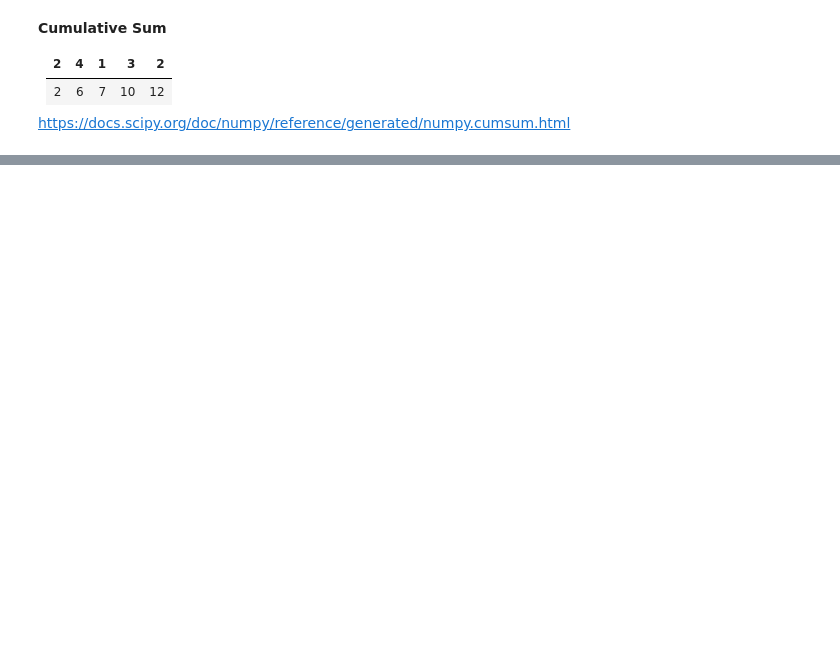
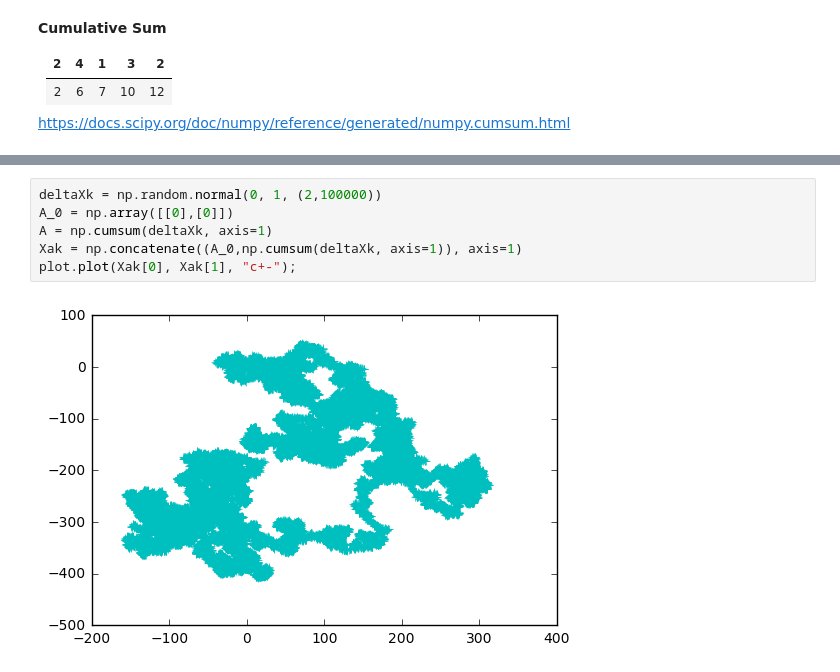
Before and after one commit to akell47/Python, a Jupyter notebook: randomness.ipynb, the cells around one changed output, grey strips where cells are left out. Drawn from its saved outputs; the diff is of its cells as text; blank space fills up the shorter version.

```diff
--- a/randomness.ipynb
+++ b/randomness.ipynb
@@ -382,0 +385,8 @@ plot.plot(Xak[0], Xak[1], "c*-");
+# %%
+deltaXk = np.random.normal(0, 1, (2,100000))
+A_0 = np.array([[0],[0]])
+A = np.cumsum(deltaXk, axis=1)
+Xak = np.concatenate((A_0,np.cumsum(deltaXk, axis=1)), axis=1)
+plot.plot(Xak[0], Xak[1], "c+-");
+# %% [output]
+[figure, added]
```
Also changed, not shown: parts of 40 cells of this notebook.
